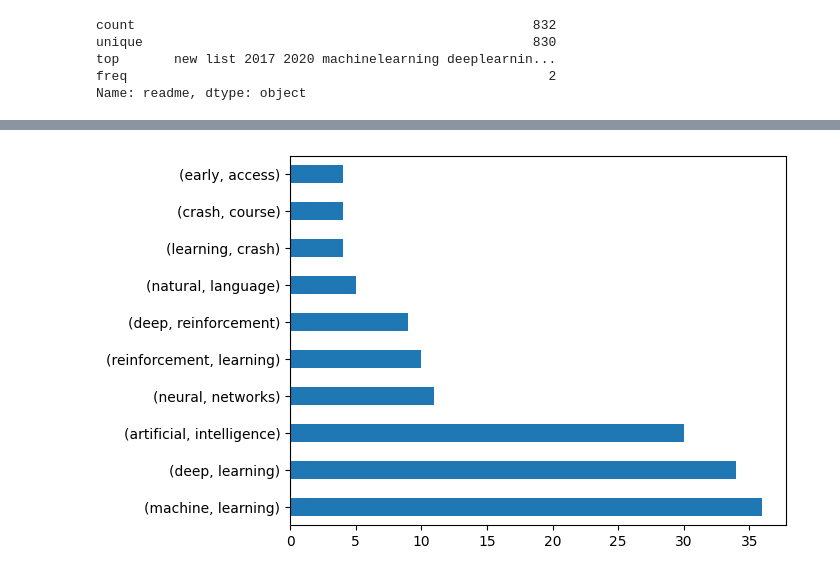
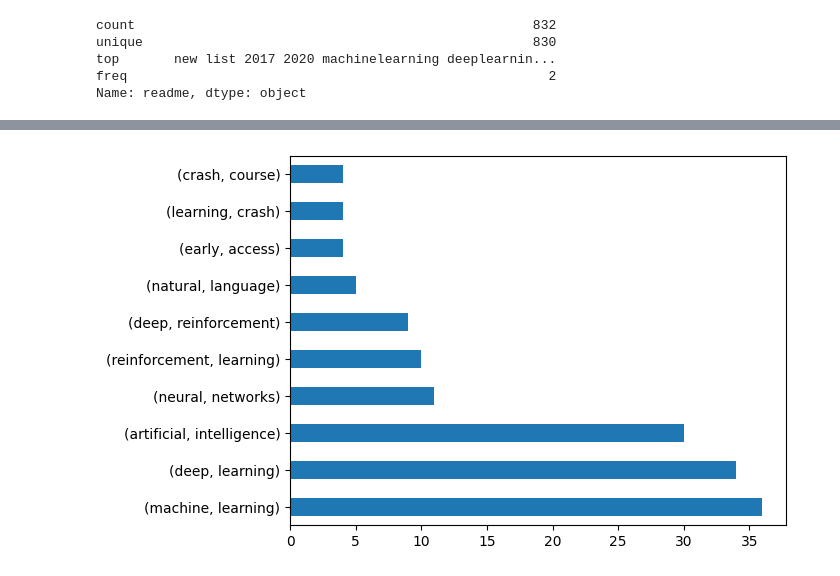
Before and after one commit to TheoandEdwige/git_lingua, a Jupyter notebook: scrapnotebook.ipynb, the cells around one changed output, grey strips where cells are left out. Drawn from its saved outputs; the diff is of its cells as text; code cells hidden in the pictures.

```diff
--- a/scrapnotebook.ipynb
+++ b/scrapnotebook.ipynb
@@ -98,5 +128,6 @@ generate_word_cloud(df, 'readme')
 # %%
-pd.Series((nltk.bigrams(df.readme[0].split()))).value_counts().head(10).plot.barh()
+#visualization of the top bi words in the read me column
+pd.Series(nltk.bigrams(df.readme[0].split())).value_counts().sort_values().sort_values(ascending=False).head(10).plot.barh()
 plt.show()
 # %% [output]
-[figure, old version]
+[figure, new version]
```
Also changed, not shown: parts of 10 cells of this notebook.
